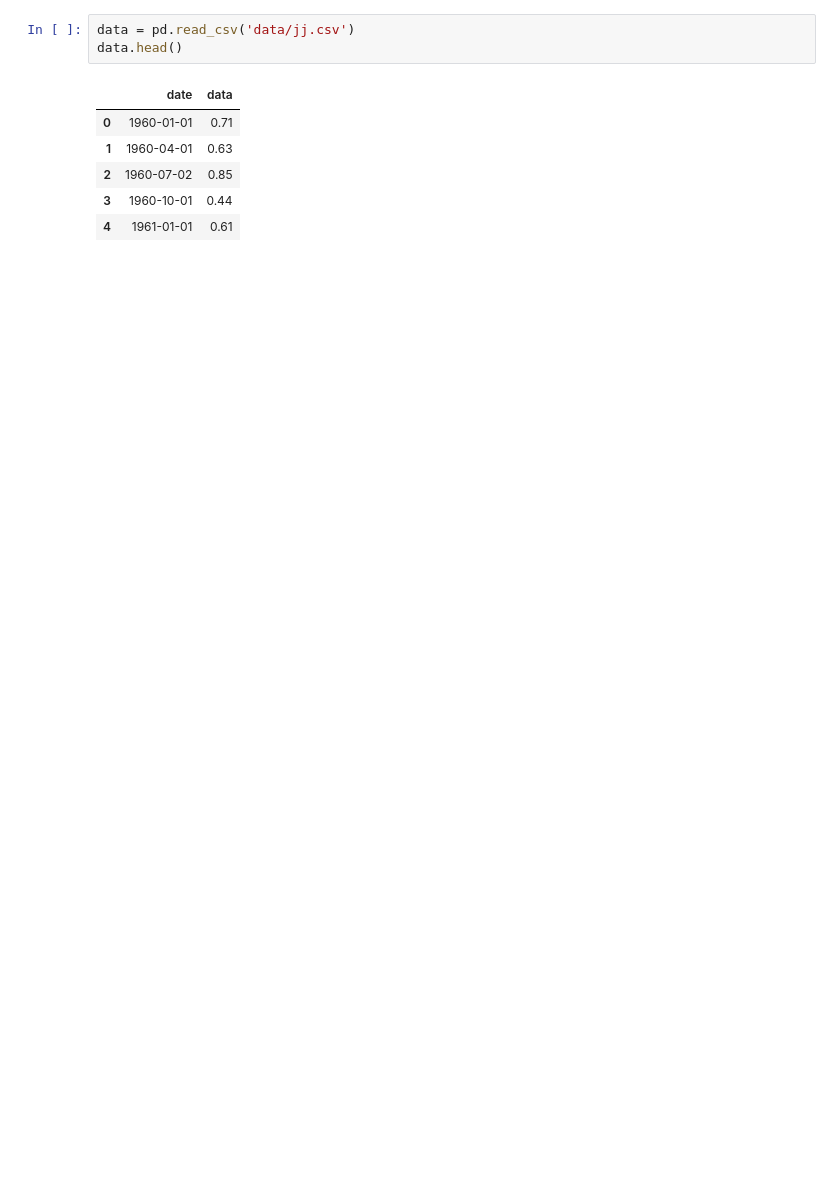
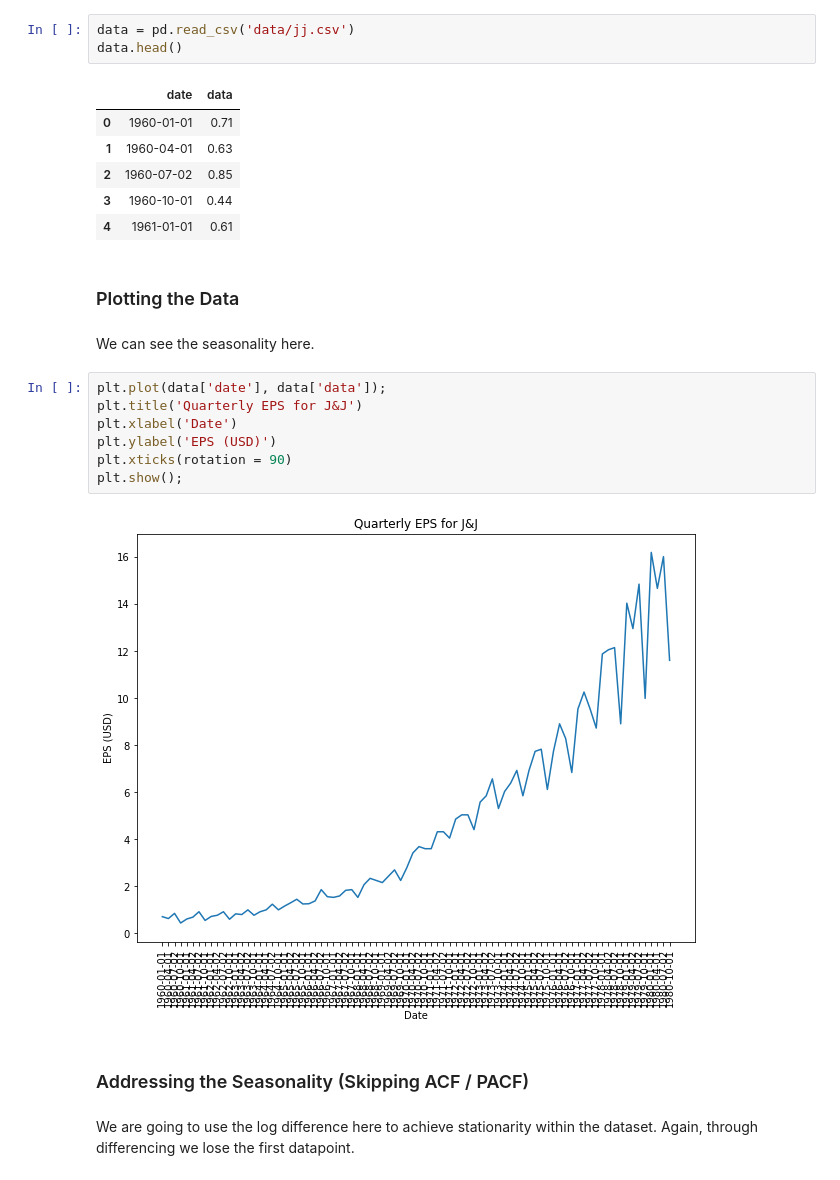
Before and after one commit to jaykayso/AppliedTimeSeriesAnalysisWithPython, a Jupyter notebook: 4_SARIMA.ipynb, the cells around one changed output. Cells and saved outputs as stored; diff of their text form; blank space fills up the shorter version.

```diff
--- a/4_SARIMA.ipynb
+++ b/4_SARIMA.ipynb
@@ -34,3 +36,20 @@ data.head()
 | 2 | 1960-07-02 | 0.85 |
 | 3 | 1960-10-01 | 0.44 |
 | 4 | 1961-01-01 | 0.61 |
+# %% [markdown]
+### Plotting the Data
+# %% [markdown]
+We can see the seasonality here.
+# %%
+plt.plot(data['date'], data['data']);
+plt.title('Quarterly EPS for J&J')
+plt.xlabel('Date')
+plt.ylabel('EPS (USD)')
+plt.xticks(rotation = 90)
+plt.show();
+# %% [output]
+[figure, added]
+# %% [markdown]
+### Addressing the Seasonality (Skipping ACF / PACF)
+# %% [markdown]
+We are going to use the log difference here to achieve stationarity within the dataset. Again, through differencing we lose the first datapoint.
```
Also changed, not shown: parts of 37 cells of this notebook.
